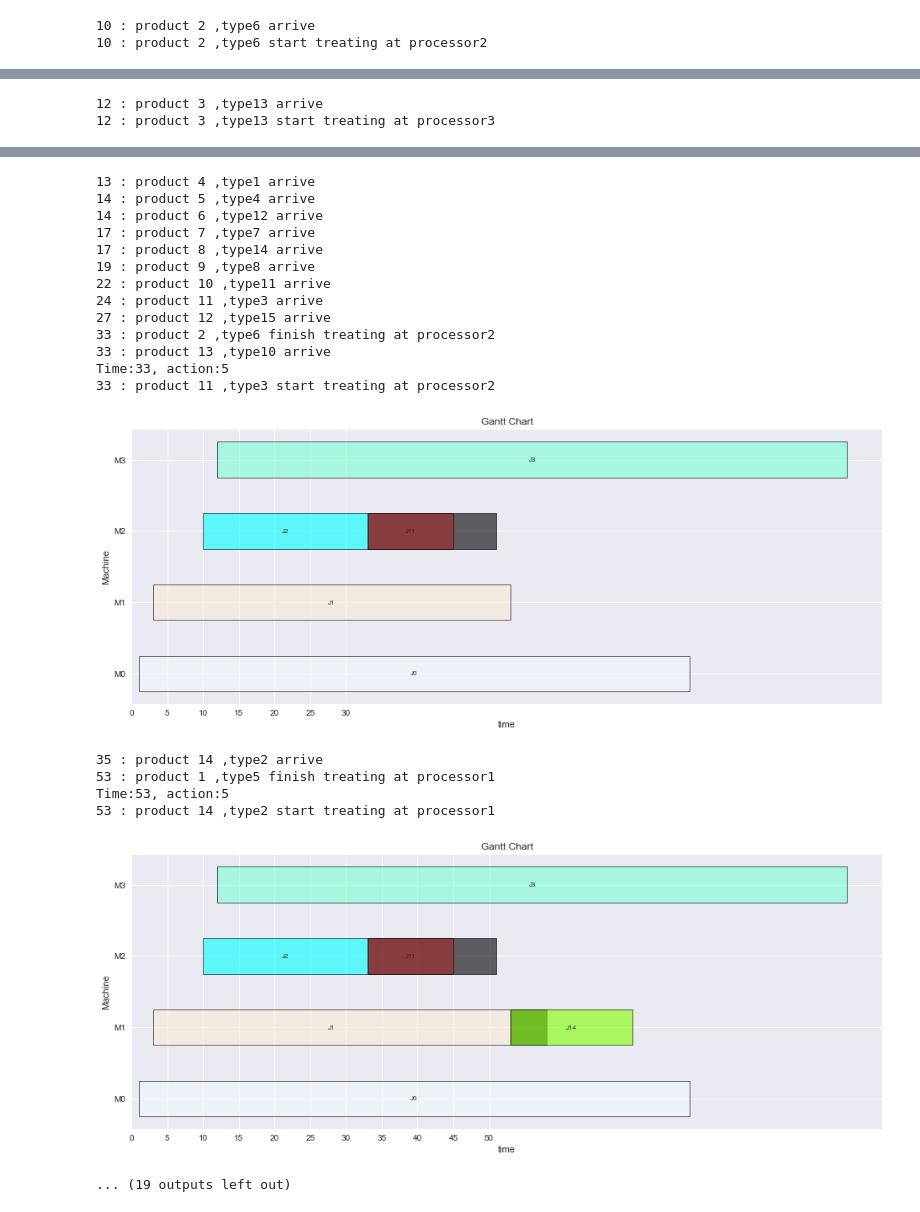
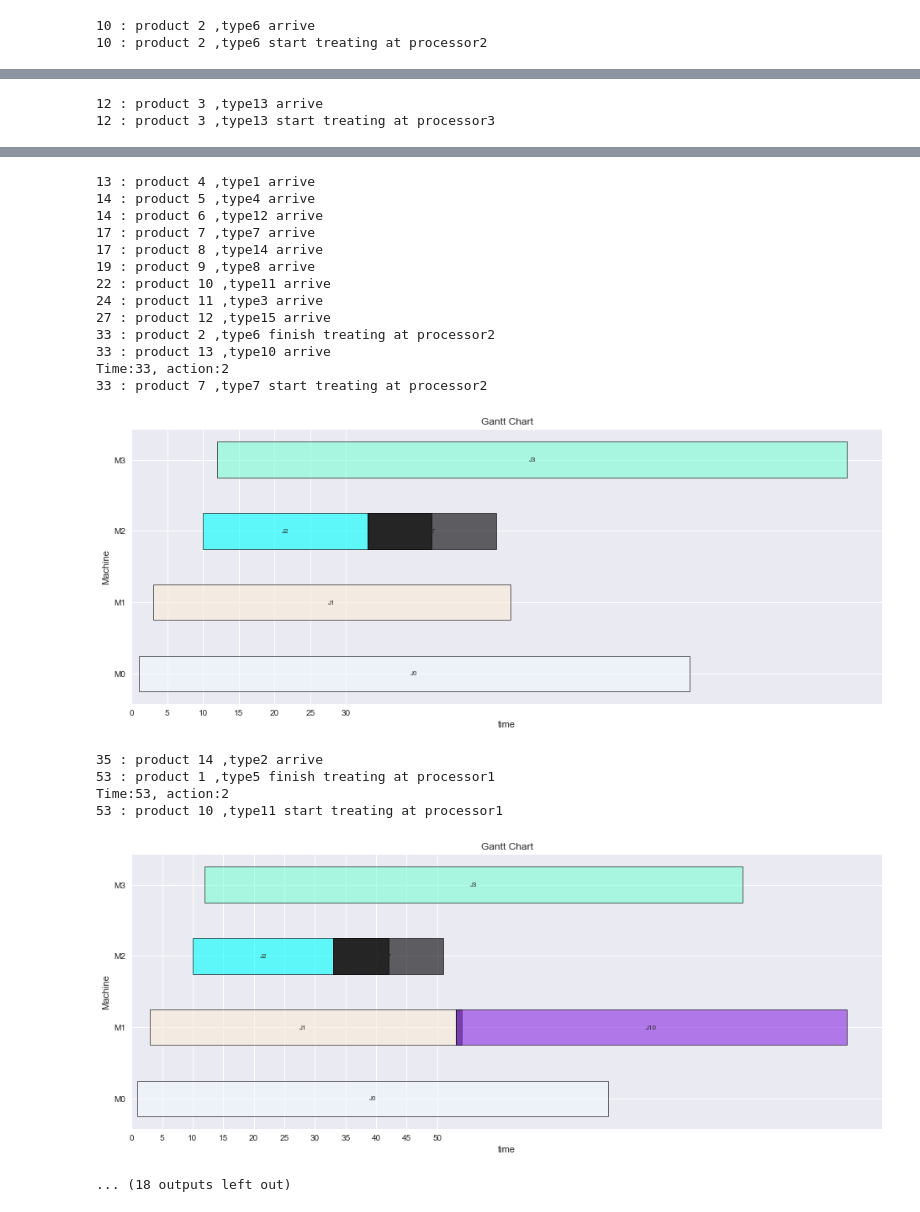
Before and after one commit to endofthefuckingworld/UPM_dynamic_scheduling, a Jupyter notebook: Environment.ipynb, the cells around one changed output, grey strips where cells are left out. Drawn from its saved outputs; the diff is of its cells as text; code cells hidden in the pictures.

```diff
--- a/Environment.ipynb
+++ b/Environment.ipynb
@@ -414,47 +414,53 @@ class Factory:
         CT = np.mean([p.finish_time - p.arrival_time  for p in self.sink.warehouse])
         return CT
 # %%
+actions = [2,2,2,0,2,2,2,2,2,2]
 env = Factory()
 state = env.reset()
+i = 0
+rewards = 0
 while True:
-    action = 5
+    action = actions[i]
     print('Time:{}, action:{}'.format(env.env.now, action))
     next_state, reward, done, info = env.step(action)
     #print('Time:{}, state:{}, action:{}, reward:{}'.format(env.env.now, state, action, reward))
     state = next_state
+    rewards += reward
+    i+=1
     if done:
-        print('Number of late submissions:',sum(info))
+        print(rewards)
+        print('Number of late submissions:',info)
         break
 # %% [output]
 1 : product 0 ,type9 arrive
 1 : product 0 ,type9 start treating at processor0
 [figure]
 3 : product 1 ,type5 arrive
 3 : product 1 ,type5 start treating at processor1
 [figure]
 10 : product 2 ,type6 arrive
 10 : product 2 ,type6 start treating at processor2
 [figure]
 12 : product 3 ,type13 arrive
 12 : product 3 ,type13 start treating at processor3
 [figure]
 13 : product 4 ,type1 arrive
 14 : product 5 ,type4 arrive
 14 : product 6 ,type12 arrive
 17 : product 7 ,type7 arrive
 17 : product 8 ,type14 arrive
 19 : product 9 ,type8 arrive
 22 : product 10 ,type11 arrive
 24 : product 11 ,type3 arrive
 27 : product 12 ,type15 arrive
 33 : product 2 ,type6 finish treating at processor2
 33 : product 13 ,type10 arrive
-Time:33, action:5
-33 : product 11 ,type3 start treating at processor2
+Time:33, action:2
+33 : product 7 ,type7 start treating at processor2
-[figure, old version]
+[figure, new version]
 35 : product 14 ,type2 arrive
 53 : product 1 ,type5 finish treating at processor1
-Time:53, action:5
-53 : product 14 ,type2 start treating at processor1
+Time:53, action:2
+53 : product 10 ,type11 start treating at processor1
-[figure, old version]
+[figure, new version]
-... (19 outputs left out)
+... (18 outputs left out)
```
Also changed, not shown: 4 other files.
